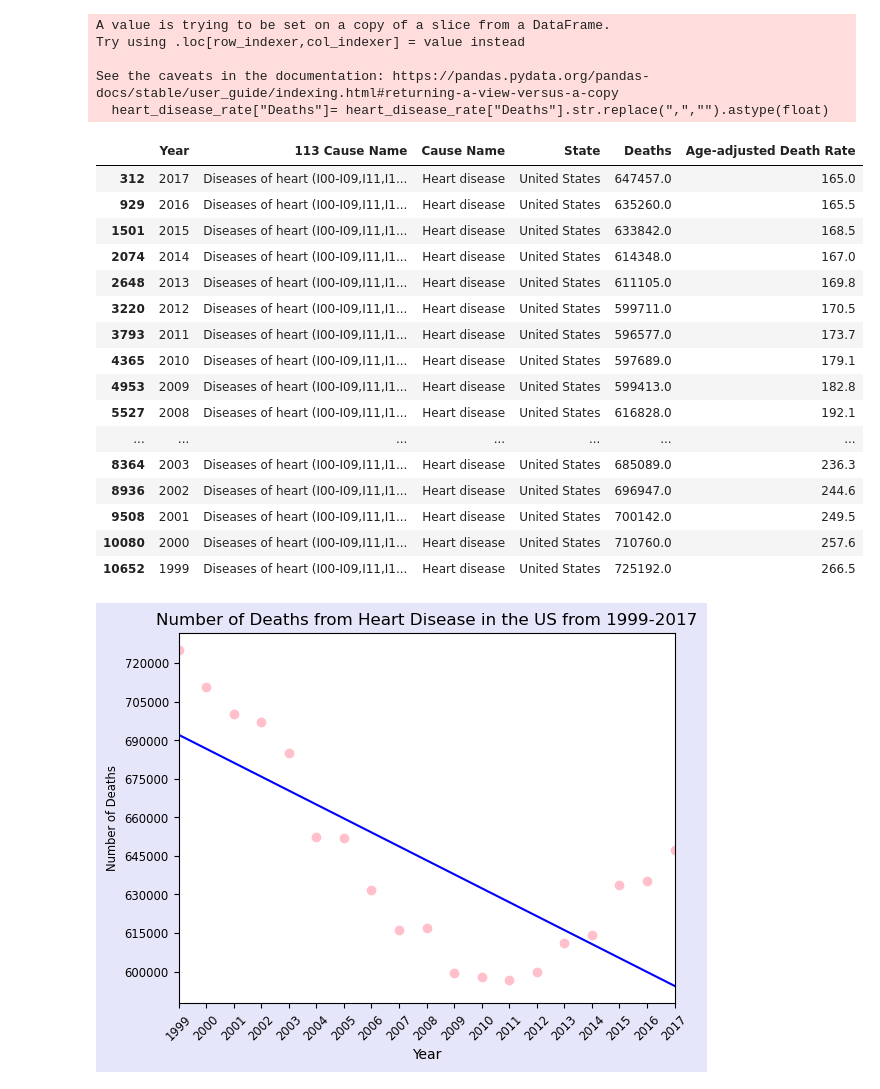
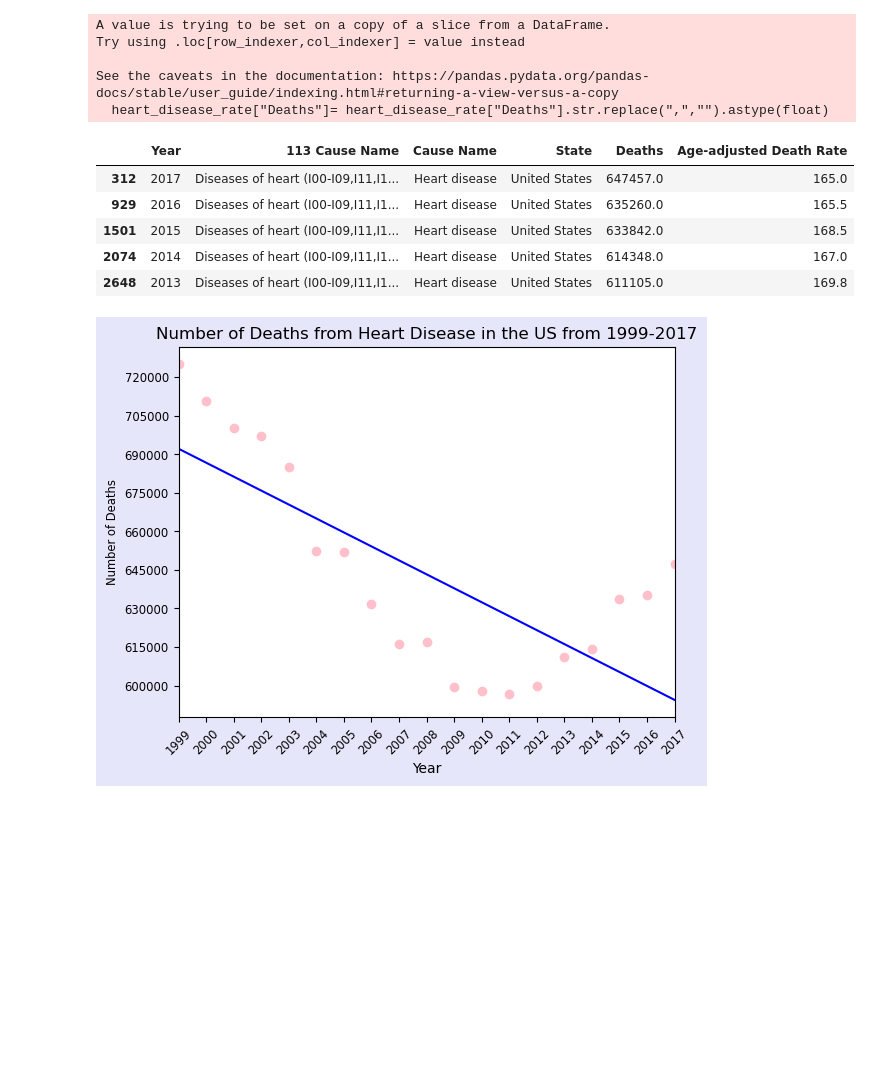
Before and after one commit to gshi76/Project1, a Jupyter notebook: Grace2.ipynb, the cells around one changed output. Drawn from its saved outputs; the diff is of its cells as text; code cells hidden in the pictures; blank space fills up the shorter version.

```diff
--- a/Grace2.ipynb
+++ b/Grace2.ipynb
@@ -56,31 +45,18 @@ dtype: object
 # %%
 heart_disease_rate["Deaths"]= heart_disease_rate["Deaths"].str.replace(",","").astype(float)
+heart_disease_rate.head()
 # %% [output]
 A value is trying to be set on a copy of a slice from a DataFrame.
 Try using .loc[row_indexer,col_indexer] = value instead
 
 See the caveats in the documentation: https://pandas.pydata.org/pandas-docs/stable/user_guide/indexing.html#returning-a-view-versus-a-copy
   heart_disease_rate["Deaths"]= heart_disease_rate["Deaths"].str.replace(",","").astype(float)
+|  | Year | 113 Cause Name | Cause Name | State | Deaths | Age-adjusted Death Rate |
+| 312 | 2017 | Diseases of heart (I00-I09,I11,I1... | Heart disease | United States | 647457.0 | 165.0 |
+| 929 | 2016 | Diseases of heart (I00-I09,I11,I1... | Heart disease | United States | 635260.0 | 165.5 |
+| 1501 | 2015 | Diseases of heart (I00-I09,I11,I1... | Heart disease | United States | 633842.0 | 168.5 |
+| 2074 | 2014 | Diseases of heart (I00-I09,I11,I1... | Heart disease | United States | 614348.0 | 167.0 |
+| 2648 | 2013 | Diseases of heart (I00-I09,I11,I1... | Heart disease | United States | 611105.0 | 169.8 |
-# %%
-heart_disease_rate
-# %% [output]
-|  | Year | 113 Cause Name | Cause Name | State | Deaths | Age-adjusted Death Rate |
-| 312 | 2017 | Diseases of heart (I00-I09,I11,I1... | Heart disease | United States | 647457.0 | 165.0 |
-| 929 | 2016 | Diseases of heart (I00-I09,I11,I1... | Heart disease | United States | 635260.0 | 165.5 |
-| 1501 | 2015 | Diseases of heart (I00-I09,I11,I1... | Heart disease | United States | 633842.0 | 168.5 |
-| 2074 | 2014 | Diseases of heart (I00-I09,I11,I1... | Heart disease | United States | 614348.0 | 167.0 |
-| 2648 | 2013 | Diseases of heart (I00-I09,I11,I1... | Heart disease | United States | 611105.0 | 169.8 |
-| 3220 | 2012 | Diseases of heart (I00-I09,I11,I1... | Heart disease | United States | 599711.0 | 170.5 |
-| 3793 | 2011 | Diseases of heart (I00-I09,I11,I1... | Heart disease | United States | 596577.0 | 173.7 |
-| 4365 | 2010 | Diseases of heart (I00-I09,I11,I1... | Heart disease | United States | 597689.0 | 179.1 |
-| 4953 | 2009 | Diseases of heart (I00-I09,I11,I1... | Heart disease | United States | 599413.0 | 182.8 |
-| 5527 | 2008 | Diseases of heart (I00-I09,I11,I1... | Heart disease | United States | 616828.0 | 192.1 |
-| ... | ... | ... | ... | ... | ... | ... |
-| 8364 | 2003 | Diseases of heart (I00-I09,I11,I1... | Heart disease | United States | 685089.0 | 236.3 |
-| 8936 | 2002 | Diseases of heart (I00-I09,I11,I1... | Heart disease | United States | 696947.0 | 244.6 |
-| 9508 | 2001 | Diseases of heart (I00-I09,I11,I1... | Heart disease | United States | 700142.0 | 249.5 |
-| 10080 | 2000 | Diseases of heart (I00-I09,I11,I1... | Heart disease | United States | 710760.0 | 257.6 |
-| 10652 | 1999 | Diseases of heart (I00-I09,I11,I1... | Heart disease | United States | 725192.0 | 266.5 |
 # %%
 heart_x= heart_disease_rate["Year"]
 heart_y= heart_disease_rate["Deaths"]
```
Also changed, not shown: parts of 5 cells of this notebook.
